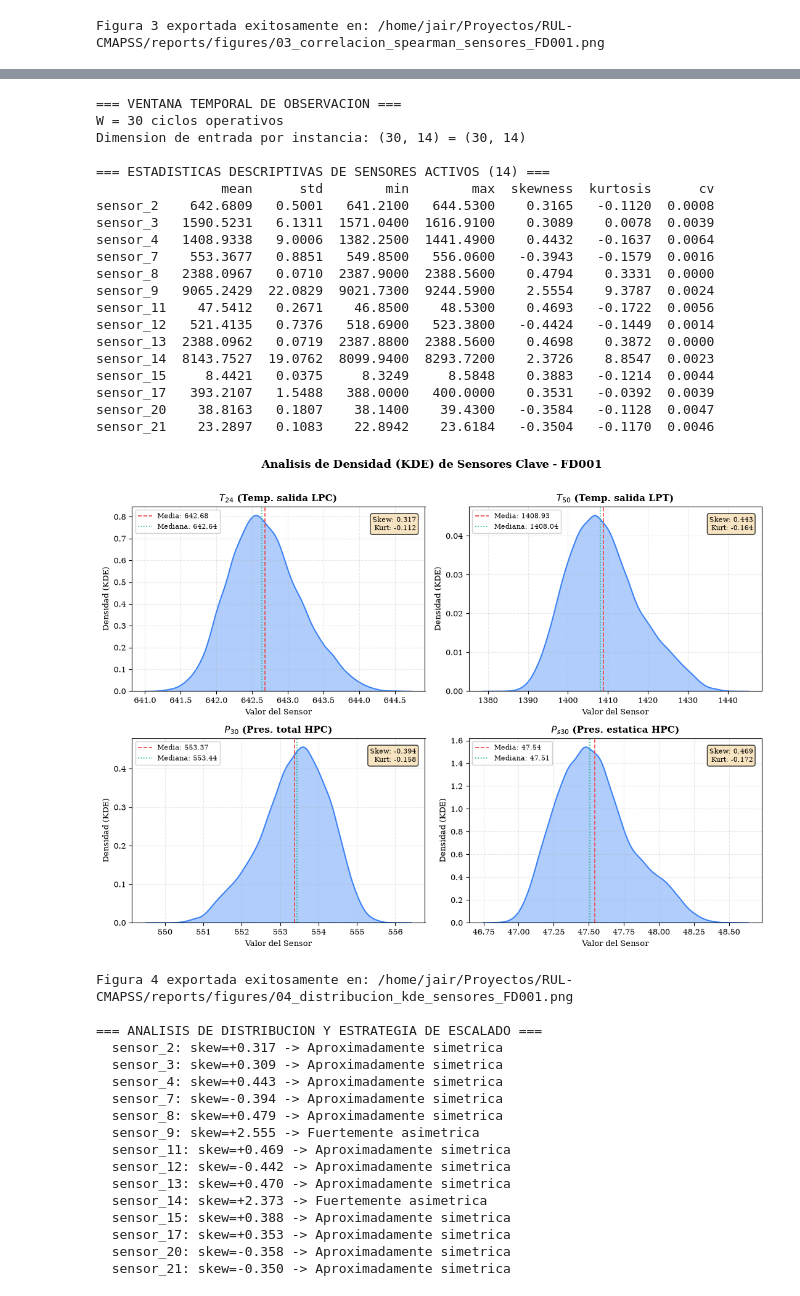
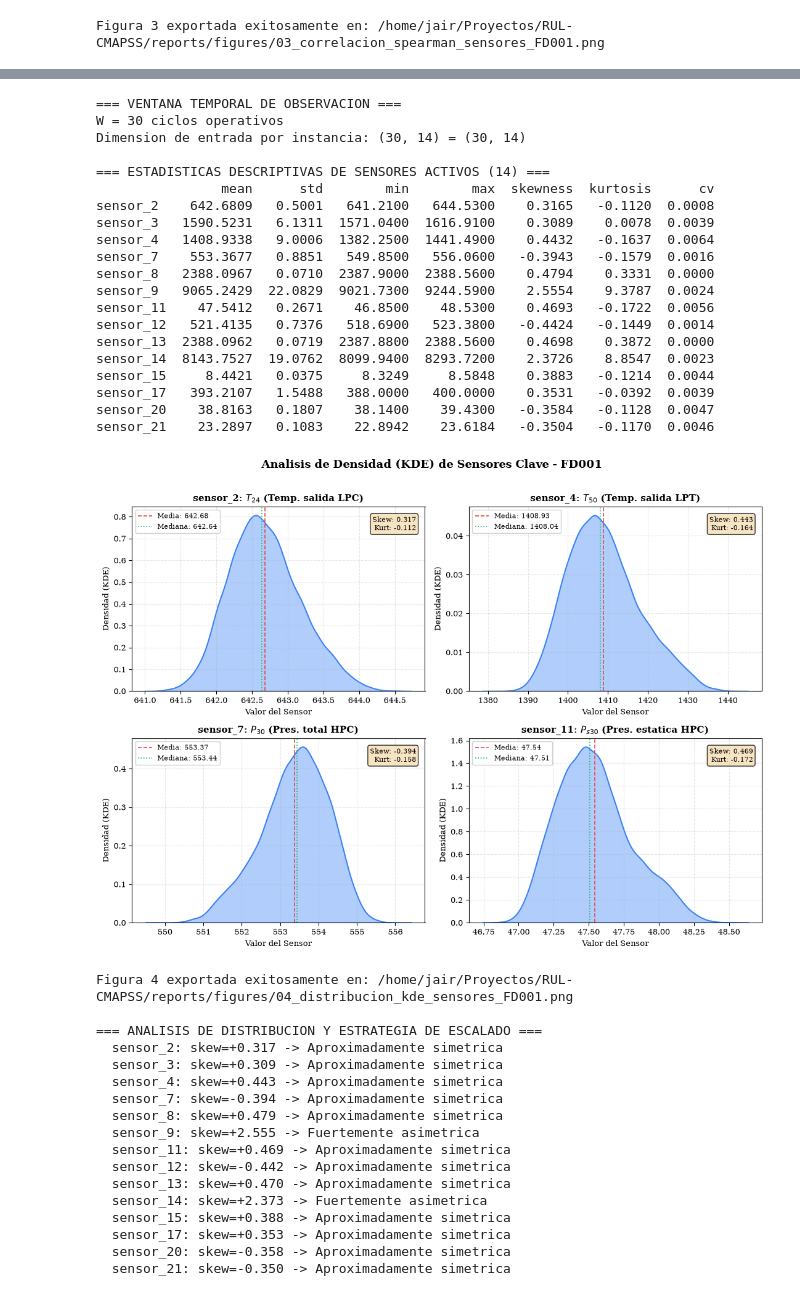
Before and after one commit to JairRamosG/RUL-CMAPSS, a Jupyter notebook: notebooks/01_eda_FD001.ipynb, the cells around one changed output, grey strips where cells are left out. Saved outputs shown, nothing was run; the diff lists cells and outputs as text; code cells hidden in the pictures.

```diff
--- a/notebooks/01_eda_FD001.ipynb
+++ b/notebooks/01_eda_FD001.ipynb
@@ -531,10 +671,10 @@ print(desc_stats[['mean', 'std', 'min', 'max', 'skewness', 'kurtosis', 'cv']].ro
 # 3. Seleccion de sensores clave para analisis KDE
 key_sensors_kde = ['sensor_2', 'sensor_4', 'sensor_7', 'sensor_11']
 sensor_labels = {
-    'sensor_2': '$T_{24}$ (Temp. salida LPC)',
-    'sensor_4': '$T_{50}$ (Temp. salida LPT)',
-    'sensor_7': '$P_{30}$ (Pres. total HPC)',
-    'sensor_11': '$P_{s30}$ (Pres. estatica HPC)'
+    'sensor_2': 'sensor_2: $T_{24}$ (Temp. salida LPC)',
+    'sensor_4': 'sensor_4: $T_{50}$ (Temp. salida LPT)',
+    'sensor_7': 'sensor_7: $P_{30}$ (Pres. total HPC)',
+    'sensor_11': 'sensor_11: $P_{s30}$ (Pres. estatica HPC)'
 }
 
 # 4. Generacion de Figura 4: KDE de sensores clave
@@ -582,34 +722,34 @@ print(f'\n=== ANALISIS DE DISTRIBUCION Y ESTRATEGIA DE ESCALADO ===')
 for sensor in KEPT_SENSORS:
     skew = df_train_filtered[sensor].skew()
     if abs(skew) < 0.5:
         dist_type = 'Aproximadamente simetrica'
     elif abs(skew) < 1.0:
         dist_type = 'Moderadamente asimetrica'
     else:
         dist_type = 'Fuertemente asimetrica'
     print(f'  {sensor}: skew={skew:+.3f} -> {dist_type}')
 # %% [output]
 === VENTANA TEMPORAL DE OBSERVACION ===
 W = 30 ciclos operativos
 Dimension de entrada por instancia: (30, 14) = (30, 14)
 
 === ESTADISTICAS DESCRIPTIVAS DE SENSORES ACTIVOS (14) ===
                 mean      std        min        max  skewness  kurtosis      cv
 sensor_2    642.6809   0.5001   641.2100   644.5300    0.3165   -0.1120  0.0008
 sensor_3   1590.5231   6.1311  1571.0400  1616.9100    0.3089    0.0078  0.0039
 sensor_4   1408.9338   9.0006  1382.2500  1441.4900    0.4432   -0.1637  0.0064
 sensor_7    553.3677   0.8851   549.8500   556.0600   -0.3943   -0.1579  0.0016
 sensor_8   2388.0967   0.0710  2387.9000  2388.5600    0.4794    0.3331  0.0000
 sensor_9   9065.2429  22.0829  9021.7300  9244.5900    2.5554    9.3787  0.0024
 sensor_11    47.5412   0.2671    46.8500    48.5300    0.4693   -0.1722  0.0056
 sensor_12   521.4135   0.7376   518.6900   523.3800   -0.4424   -0.1449  0.0014
 sensor_13  2388.0962   0.0719  2387.8800  2388.5600    0.4698    0.3872  0.0000
 sensor_14  8143.7527  19.0762  8099.9400  8293.7200    2.3726    8.8547  0.0023
 sensor_15     8.4421   0.0375     8.3249     8.5848    0.3883   -0.1214  0.0044
 sensor_17   393.2107   1.5488   388.0000   400.0000    0.3531   -0.0392  0.0039
 sensor_20    38.8163   0.1807    38.1400    39.4300   -0.3584   -0.1128  0.0047
 sensor_21    23.2897   0.1083    22.8942    23.6184   -0.3504   -0.1170  0.0046
-[figure, old version]
+[figure, new version]
 Figura 4 exportada exitosamente en: /home/jair/Proyectos/RUL-CMAPSS/reports/figures/04_distribucion_kde_sensores_FD001.png
 
 === ANALISIS DE DISTRIBUCION Y ESTRATEGIA DE ESCALADO ===
```
Also changed, not shown: parts of 10 cells of this notebook, 2 other files.
